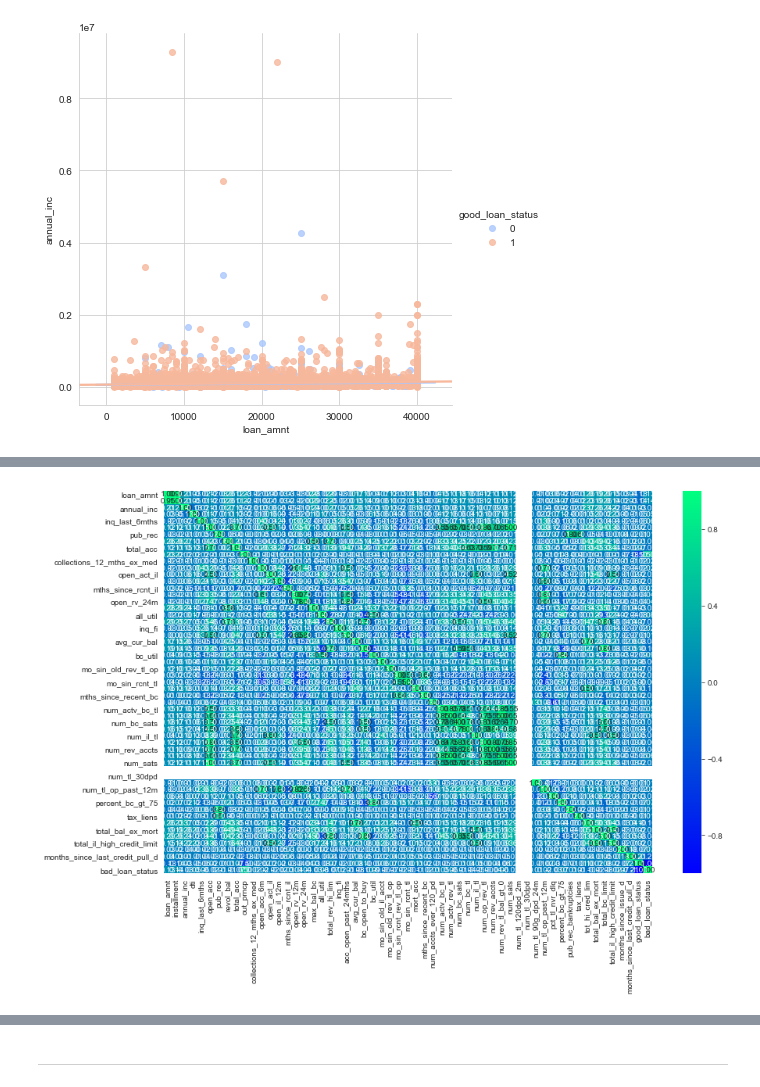
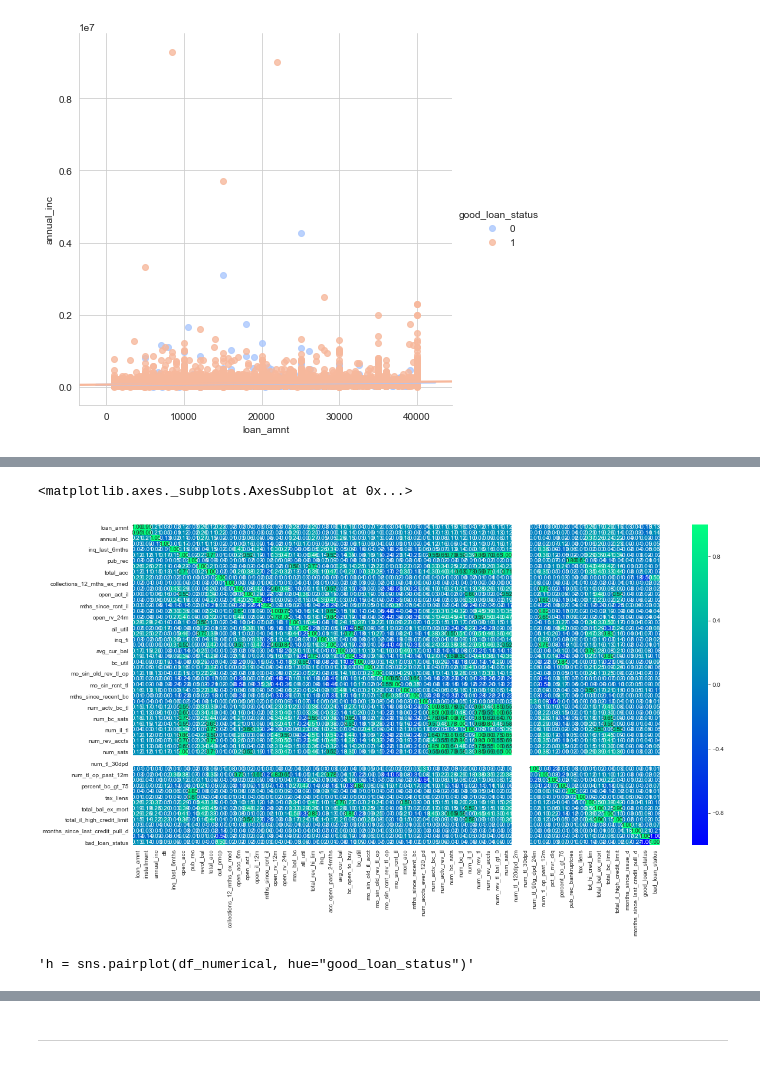
Before and after one commit to gaddyc/Thinkful_Data_Science, a Jupyter notebook: Unit7_FinalCapstone/Unit7.1_EDA_LendingClub.ipynb, the cells around one changed output, grey strips where cells are left out. Saved outputs shown, nothing was run; the diff lists cells and outputs as text; code cells hidden in the pictures.

```diff
--- a/Unit7_FinalCapstone/Unit7.1_EDA_LendingClub.ipynb
+++ b/Unit7_FinalCapstone/Unit7.1_EDA_LendingClub.ipynb
@@ -286,18 +312,3 @@ term
 
 debt_settlement_flag
  ['N' 'Y']
-# %%
-'''plt.rcParams.update({'font.size': 15})
-bins = [0, 25, 35, 45, 55, 65,75,85,95]
-df['binned_age'] = pd.cut(df['age'], bins)
-
-
-cholest1=df.pivot_table(index=('binned_age'),columns='target', values=('cholesterol'), aggfunc='mean')
-fig, ax = plt.subplots(1, 1, figsize=(10, 5))
-cholest1.plot(kind='bar',
-        align='center', width=.5, edgecolor='none'
-       , ax=ax)
-
-plt.title('cholesterol(mg/dl) by age')
-plt.xticks(rotation=50)
-cholest1'''
@@ -704,6 +792,11 @@ g = g.map(plt.hist,'installment',bins=20,alpha=0.7)
 # %%
-#Is there collinearity?
-plt.figure(figsize=(14, 9))
-sns.heatmap(data = df_numerical.corr(), cmap="winter", fmt=".2f", annot=True);
+# Is there collinearity?
+plt.figure(figsize=(20, 10))
+sns.heatmap(data=df_numerical.corr(), cmap="winter", fmt=".2f", annot=True)
 # %% [output]
+<matplotlib.axes._subplots.AxesSubplot at 0x...>
-[figure, old version]
+[figure, new version]
+# %%
+'''h = sns.pairplot(df_numerical, hue="good_loan_status")'''
+# %% [output]
+'h = sns.pairplot(df_numerical, hue="good_loan_status")'
```
Also changed, not shown: parts of 53 cells of this notebook, 1 other file.
